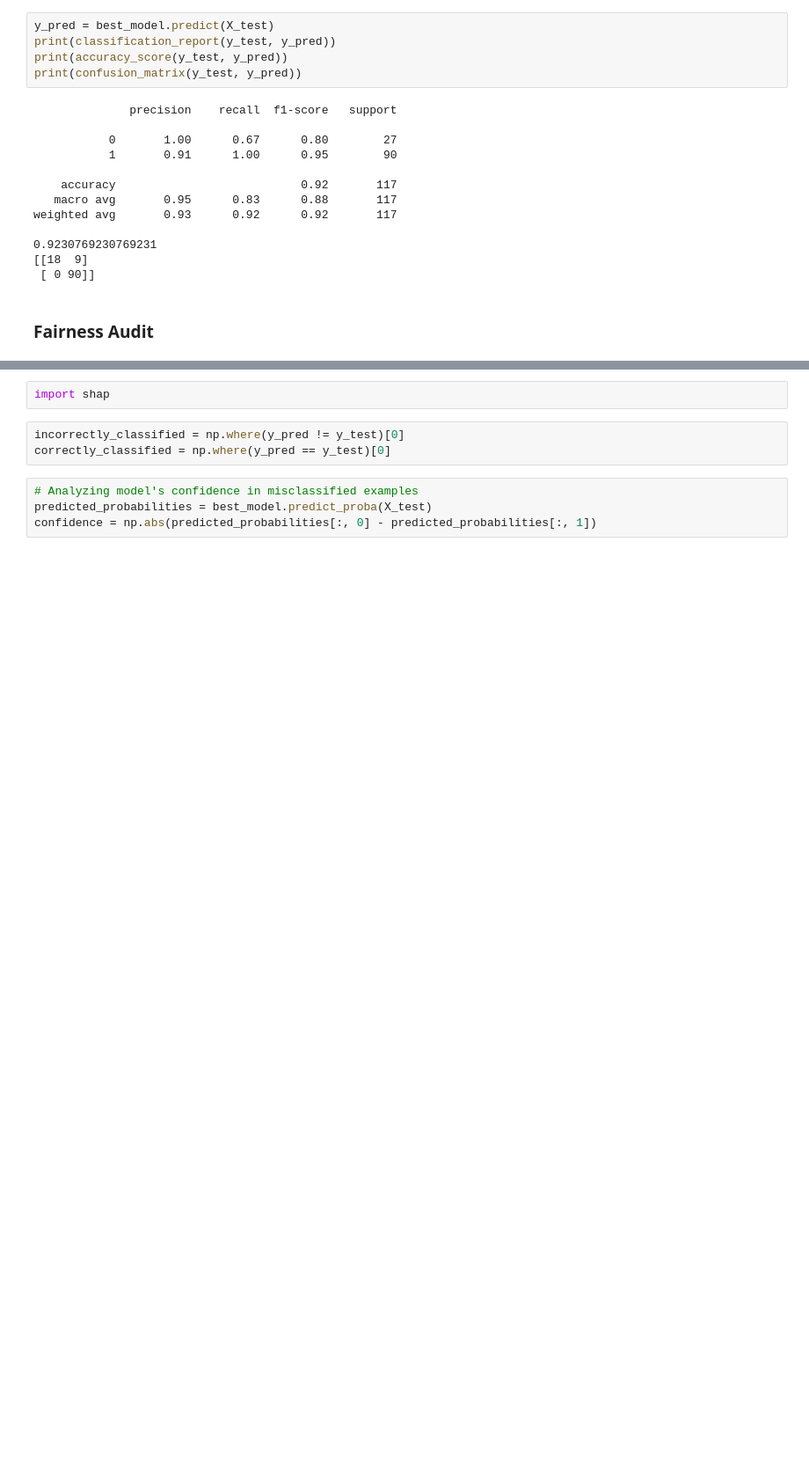
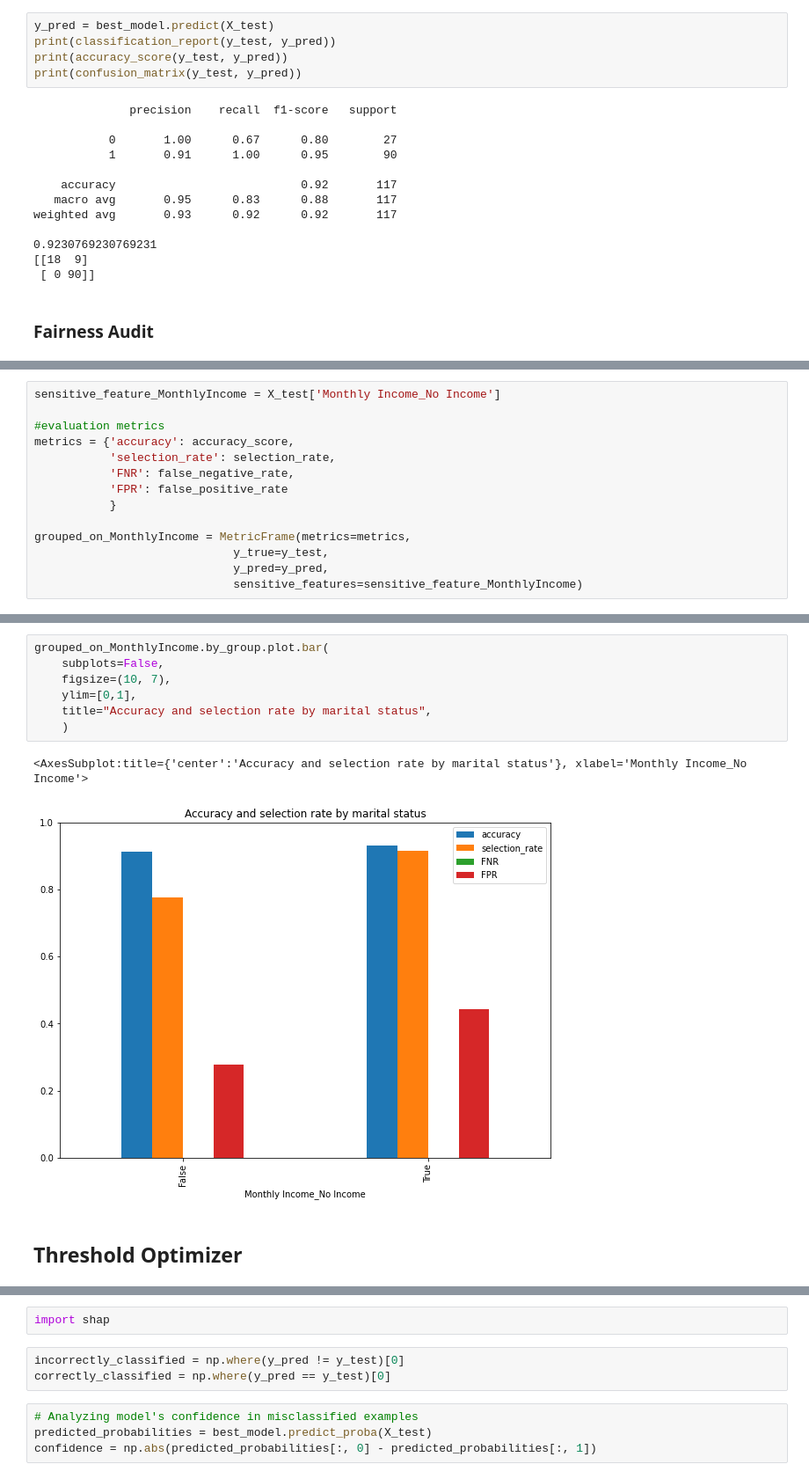
Before and after one commit to shreemayisonti7/fairness_audit, a Jupyter notebook: improved_model.ipynb, the cells around one changed output, grey strips where cells are left out. Shown at 88% size. Cells and saved outputs as stored; diff of their text form; blank space fills up the shorter version.

```diff
--- a/improved_model.ipynb
+++ b/improved_model.ipynb
@@ -278,0 +424,14 @@ from fairlearn.metrics import false_negative_rate, false_positive_rate
+# %%
+sensitive_feature_MonthlyIncome = X_test['Monthly Income_No Income']
+
+#evaluation metrics
+metrics = {'accuracy': accuracy_score,
+           'selection_rate': selection_rate,
+           'FNR': false_negative_rate,
+           'FPR': false_positive_rate
+           }
+
+grouped_on_MonthlyIncome = MetricFrame(metrics=metrics,
+                             y_true=y_test,
+                             y_pred=y_pred,
+                             sensitive_features=sensitive_feature_MonthlyIncome)
@@ -278,0 +445,12 @@ from fairlearn.metrics import false_negative_rate, false_positive_rate
+# %%
+grouped_on_MonthlyIncome.by_group.plot.bar(
+    subplots=False,
+    figsize=(10, 7),
+    ylim=[0,1],
+    title="Accuracy and selection rate by marital status",
+    )
+# %% [output]
+<AxesSubplot:title={'center':'Accuracy and selection rate by marital status'}, xlabel='Monthly Income_No Income'>
+[figure, added]
+# %% [markdown]
+## Threshold Optimizer
```
Also changed, not shown: parts of 49 cells of this notebook, 1 other file.
